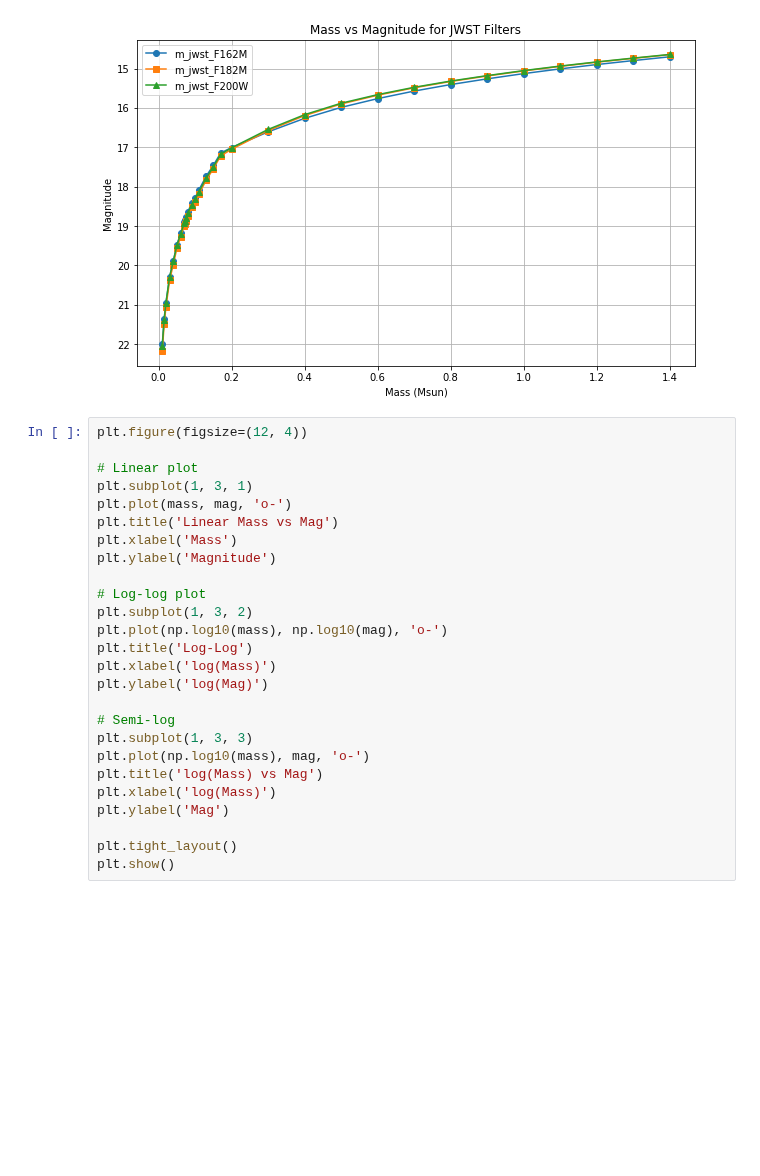
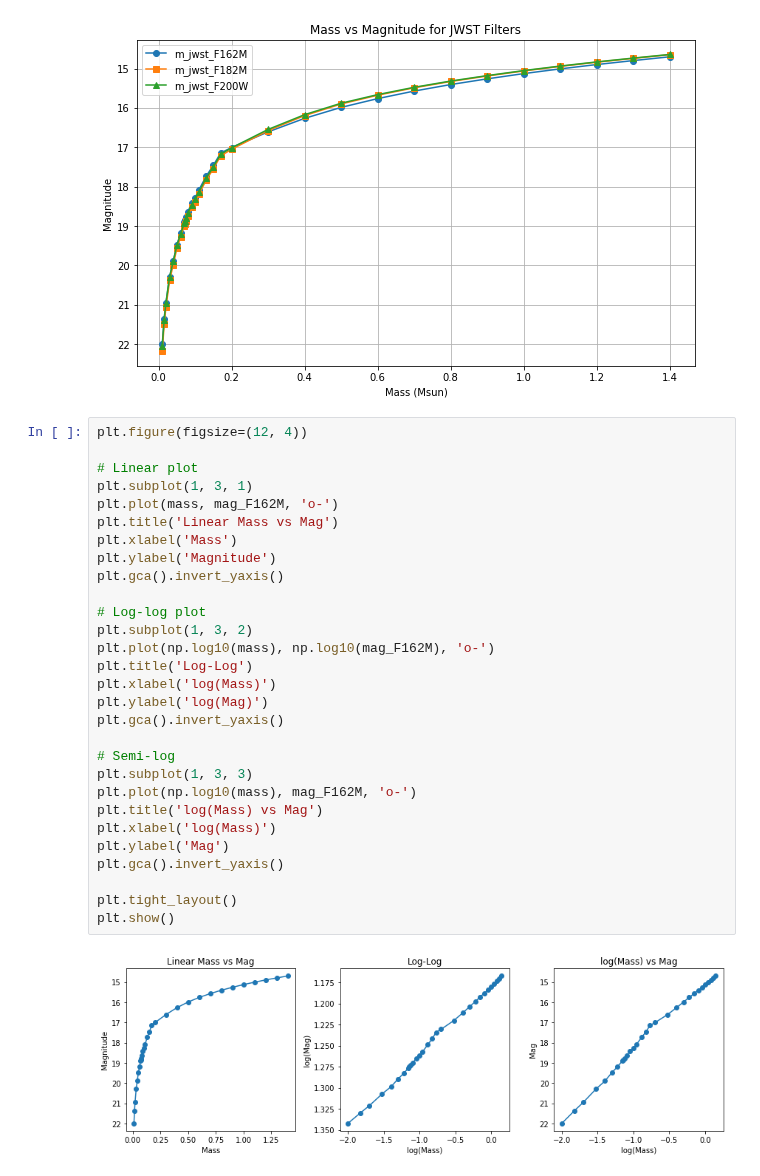
Before and after one commit to zangston/synthetic-cmd-dev, a Jupyter notebook: notebooks/2025/05-26_expanded-baraffe-isochrone/isochrone_mag-vs-mass.ipynb, the cells around one changed output. Cells and saved outputs as stored; diff of their text form; blank space fills up the shorter version.

```diff
--- a/notebooks/2025/05-26_expanded-baraffe-isochrone/isochrone_mag-vs-mass.ipynb
+++ b/notebooks/2025/05-26_expanded-baraffe-isochrone/isochrone_mag-vs-mass.ipynb
@@ -202,26 +202,31 @@ plt.show()
 # %%
 plt.figure(figsize=(12, 4))
 
 # Linear plot
 plt.subplot(1, 3, 1)
-plt.plot(mass, mag, 'o-')
+plt.plot(mass, mag_F162M, 'o-')
 plt.title('Linear Mass vs Mag')
 plt.xlabel('Mass')
 plt.ylabel('Magnitude')
+plt.gca().invert_yaxis()
 
 # Log-log plot
 plt.subplot(1, 3, 2)
-plt.plot(np.log10(mass), np.log10(mag), 'o-')
+plt.plot(np.log10(mass), np.log10(mag_F162M), 'o-')
 plt.title('Log-Log')
 plt.xlabel('log(Mass)')
 plt.ylabel('log(Mag)')
+plt.gca().invert_yaxis()
 
 # Semi-log
 plt.subplot(1, 3, 3)
-plt.plot(np.log10(mass), mag, 'o-')
+plt.plot(np.log10(mass), mag_F162M, 'o-')
 plt.title('log(Mass) vs Mag')
 plt.xlabel('log(Mass)')
 plt.ylabel('Mag')
+plt.gca().invert_yaxis()
 
 plt.tight_layout()
 plt.show()
+# %% [output]
+[figure, added]
```
Also changed, not shown: 1 other file.
